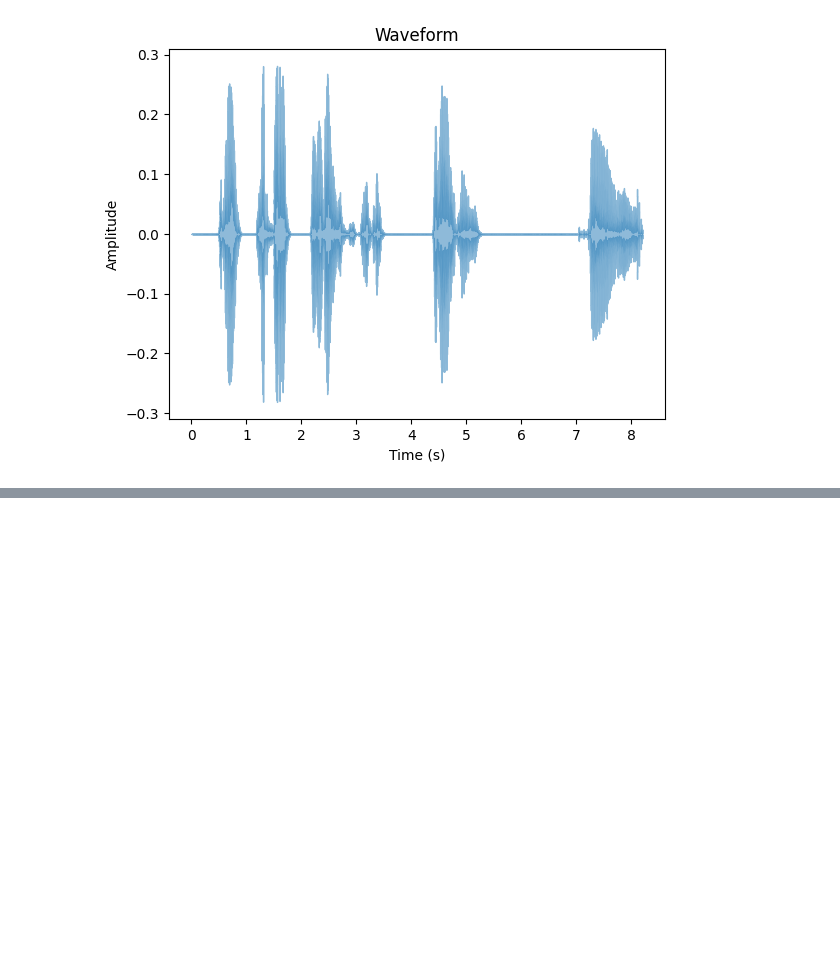
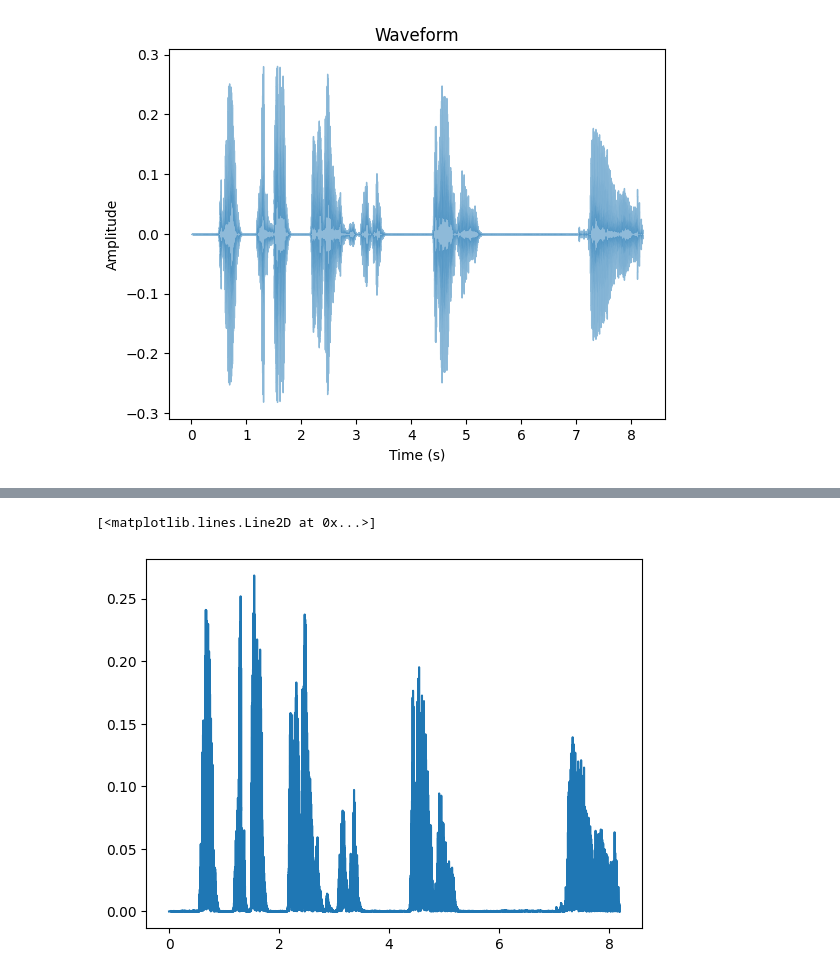
Before and after one commit to SAgiKPJH/SAGI_JJU-JJUCODE-, a Jupyter notebook: Project/01 영상편집 도우미 in python/VideoTest.ipynb, the cells around one changed output, grey strips where cells are left out. Drawn from its saved outputs; the diff is of its cells as text; code cells hidden in the pictures; blank space fills up the shorter version.

```diff
--- a/Project/01 영상편집 도우미 in python/VideoTest.ipynb
+++ b/Project/01 영상편집 도우미 in python/VideoTest.ipynb
@@ -689,0 +748,7 @@ Text(0.5, 1.0, 'Waveform')
+# %%
+import matplotlib.pyplot as plt
+
+plt.plot(np.arange(0., sig.size/dsecs, 1/dsecs), abs(sig))
+# %% [output]
+[<matplotlib.lines.Line2D at 0x...>]
+[figure, added]
```
Also changed, not shown: parts of 15 cells of this notebook, 1 other file.
